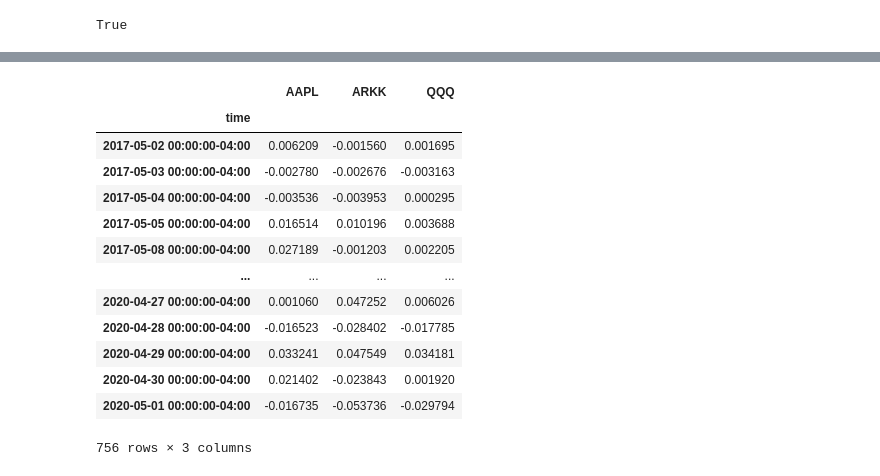
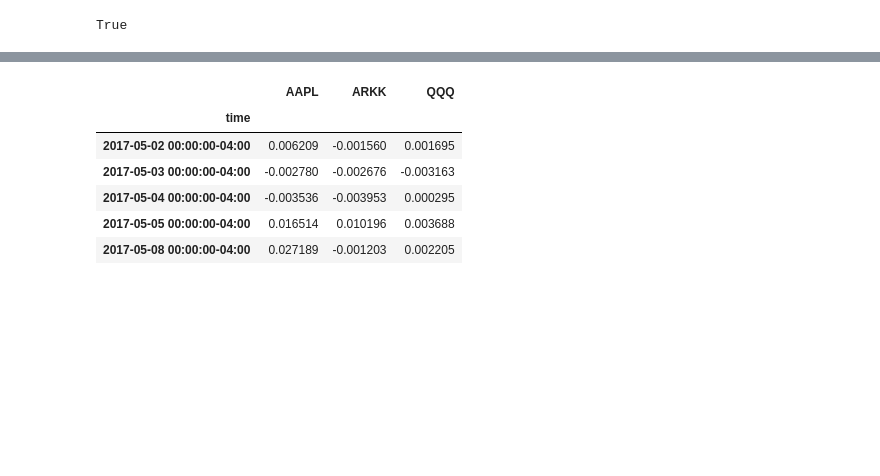
Before and after one commit to GCoeder/PortfolioManagement, a Jupyter notebook: project_code.ipynb, the cells around one changed output, grey strips where cells are left out. Cells and saved outputs as stored; diff of their text form; code cells hidden in the pictures; blank space fills up the shorter version.

```diff
--- a/project_code.ipynb
+++ b/project_code.ipynb
@@ -94,24 +66,17 @@ port_data
 # %%
 #find the daily returns of each stock in the portfolio
 port_data= port_data.pct_change()
 port_data= port_data.dropna()
 
-port_data
+port_data.head()
 # %% [output]
 |  | AAPL | ARKK | QQQ |
 | time |  |  |  |
 | 2017-05-02 00:00:00-04:00 | 0.006209 | -0.001560 | 0.001695 |
 | 2017-05-03 00:00:00-04:00 | -0.002780 | -0.002676 | -0.003163 |
 | 2017-05-04 00:00:00-04:00 | -0.003536 | -0.003953 | 0.000295 |
 | 2017-05-05 00:00:00-04:00 | 0.016514 | 0.010196 | 0.003688 |
 | 2017-05-08 00:00:00-04:00 | 0.027189 | -0.001203 | 0.002205 |
-| ... | ... | ... | ... |
-| 2020-04-27 00:00:00-04:00 | 0.001060 | 0.047252 | 0.006026 |
-| 2020-04-28 00:00:00-04:00 | -0.016523 | -0.028402 | -0.017785 |
-| 2020-04-29 00:00:00-04:00 | 0.033241 | 0.047549 | 0.034181 |
-| 2020-04-30 00:00:00-04:00 | 0.021402 | -0.023843 | 0.001920 |
-| 2020-05-01 00:00:00-04:00 | -0.016735 | -0.053736 | -0.029794 |
-756 rows × 3 columns
 # %%
 #concat the portfolio into total returns
 weights=[1/3, 1/3, 1/3]
```
Also changed, not shown: parts of 11 cells of this notebook.
